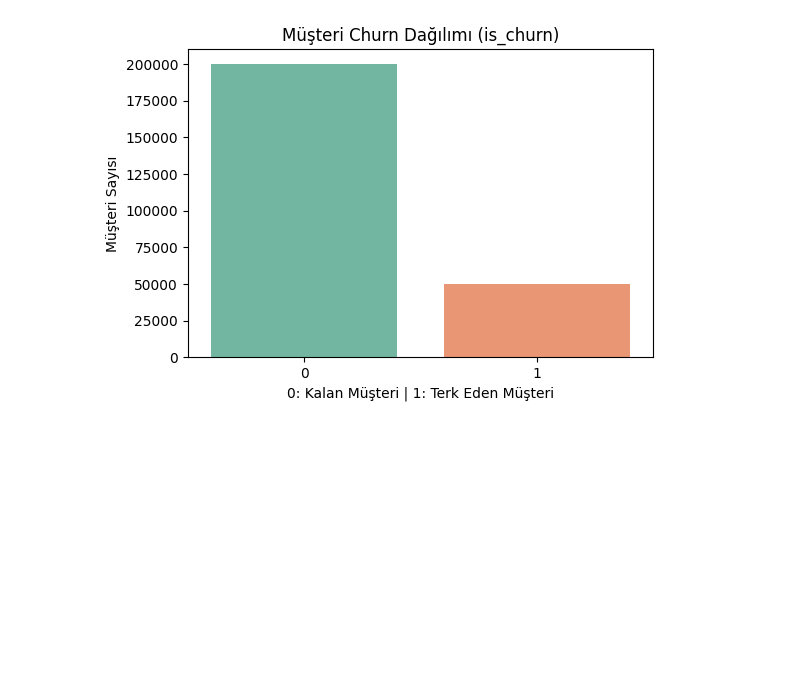
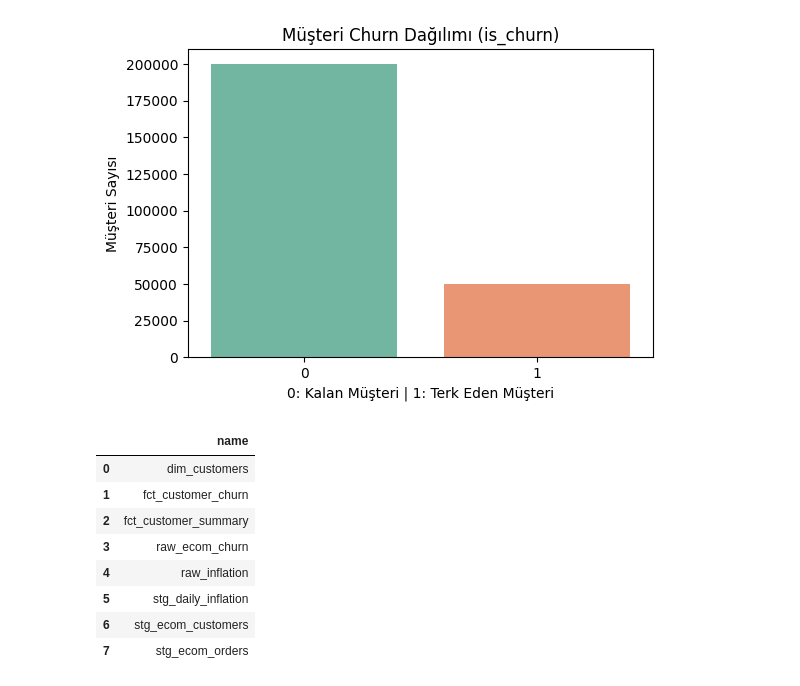
Before and after one commit to olcekmervegul-lgtm/ybs-is-zekasi-proje, a Jupyter notebook: notebook/analiz.ipynb, the cells around one changed output. Saved outputs shown, nothing was run; the diff lists cells and outputs as text; code cells hidden in the pictures; blank space fills up the shorter version.

```diff
--- a/notebook/analiz.ipynb
+++ b/notebook/analiz.ipynb
@@ -56,3 +56,16 @@ plt.show()
 # %% [output]
 Mevcut Kolonlar: ['purchase_id', 'customer_id', 'purchase_date', 'purchase_year_month', 'product_category', 'product_price', 'quantity', 'total_purchase_amount', 'payment_method', 'is_returned', 'cust ...
 [figure]
+# %%
+
+con.execute("SHOW TABLES").df()
+# %% [output]
+|  | name |
+| 0 | dim_customers |
+| 1 | fct_customer_churn |
+| 2 | fct_customer_summary |
+| 3 | raw_ecom_churn |
+| 4 | raw_inflation |
+| 5 | stg_daily_inflation |
+| 6 | stg_ecom_customers |
+| 7 | stg_ecom_orders |
```
Also changed, not shown: parts of 1 cell of this notebook, 5 other files.
